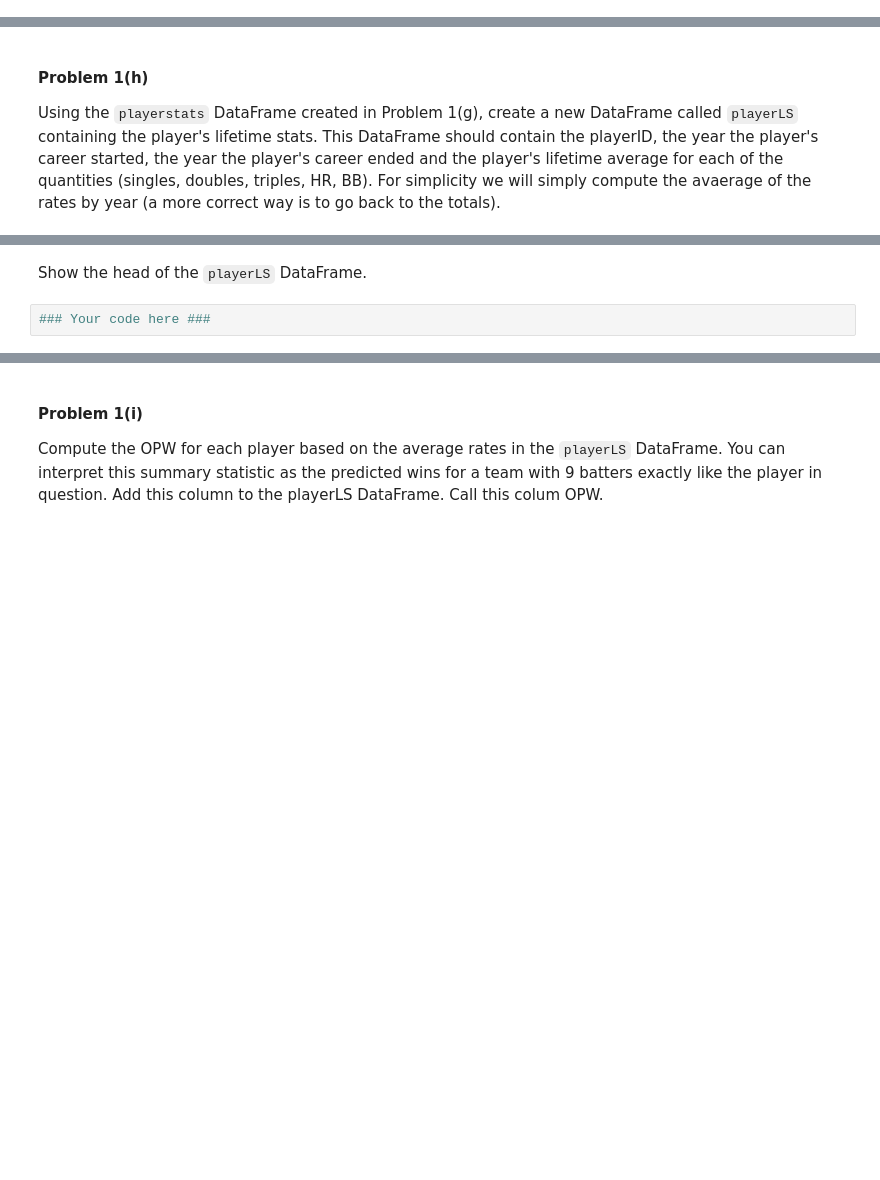
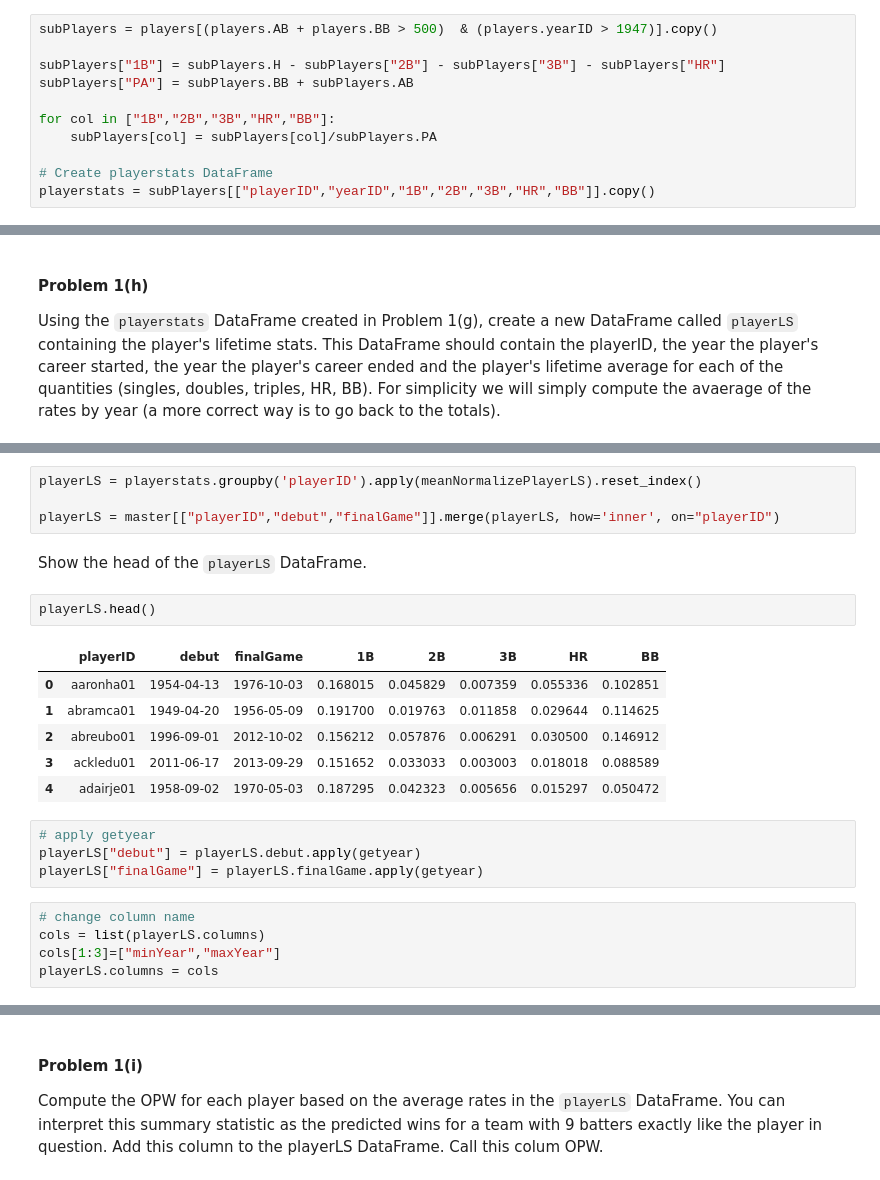
Before and after one commit to Jessie-Jiahui/2014, a Jupyter notebook: homework/HW3.ipynb, the cells around one changed output, grey strips where cells are left out. Drawn from its saved outputs; the diff is of its cells as text; blank space fills up the shorter version.

```diff
--- a/homework/HW3.ipynb
+++ b/homework/HW3.ipynb
@@ -219,2 +250,13 @@ Now we will create a similar database for individual players. Consider only play
+# %%
+subPlayers = players[(players.AB + players.BB > 500)  & (players.yearID > 1947)].copy()
+
+subPlayers["1B"] = subPlayers.H - subPlayers["2B"] - subPlayers["3B"] - subPlayers["HR"]
+subPlayers["PA"] = subPlayers.BB + subPlayers.AB
+
+for col in ["1B","2B","3B","HR","BB"]:
+    subPlayers[col] = subPlayers[col]/subPlayers.PA
+
+# Create playerstats DataFrame
+playerstats = subPlayers[["playerID","yearID","1B","2B","3B","HR","BB"]].copy()
 # %% [markdown]
 Show the head of the `playerstats` DataFrame.
@@ -229,4 +283,24 @@ Using the `playerstats` DataFrame created in Problem 1(g), create a new DataFram
+# %%
+playerLS = playerstats.groupby('playerID').apply(meanNormalizePlayerLS).reset_index()
+
+playerLS = master[["playerID","debut","finalGame"]].merge(playerLS, how='inner', on="playerID")
 # %% [markdown]
 Show the head of the `playerLS` DataFrame.
-# %%
-### Your code here ###
+# %%
+playerLS.head()
+# %% [output]
+|  | playerID | debut | finalGame | 1B | 2B | 3B | HR | BB |
+| 0 | aaronha01 | 1954-04-13 | 1976-10-03 | 0.168015 | 0.045829 | 0.007359 | 0.055336 | 0.102851 |
+| 1 | abramca01 | 1949-04-20 | 1956-05-09 | 0.191700 | 0.019763 | 0.011858 | 0.029644 | 0.114625 |
+| 2 | abreubo01 | 1996-09-01 | 2012-10-02 | 0.156212 | 0.057876 | 0.006291 | 0.030500 | 0.146912 |
+| 3 | ackledu01 | 2011-06-17 | 2013-09-29 | 0.151652 | 0.033033 | 0.003003 | 0.018018 | 0.088589 |
+| 4 | adairje01 | 1958-09-02 | 1970-05-03 | 0.187295 | 0.042323 | 0.005656 | 0.015297 | 0.050472 |
+# %%
+# apply getyear
+playerLS["debut"] = playerLS.debut.apply(getyear)
+playerLS["finalGame"] = playerLS.finalGame.apply(getyear)
+# %%
+# change column name
+cols = list(playerLS.columns)
+cols[1:3]=["minYear","maxYear"]
+playerLS.columns = cols
```
Also changed, not shown: parts of 17 cells of this notebook, 1 other file.
